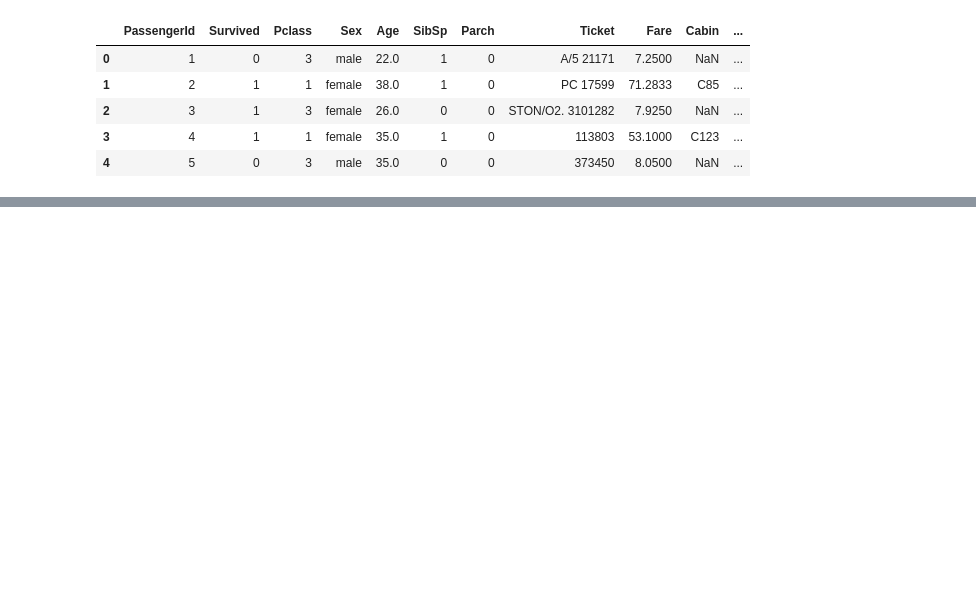
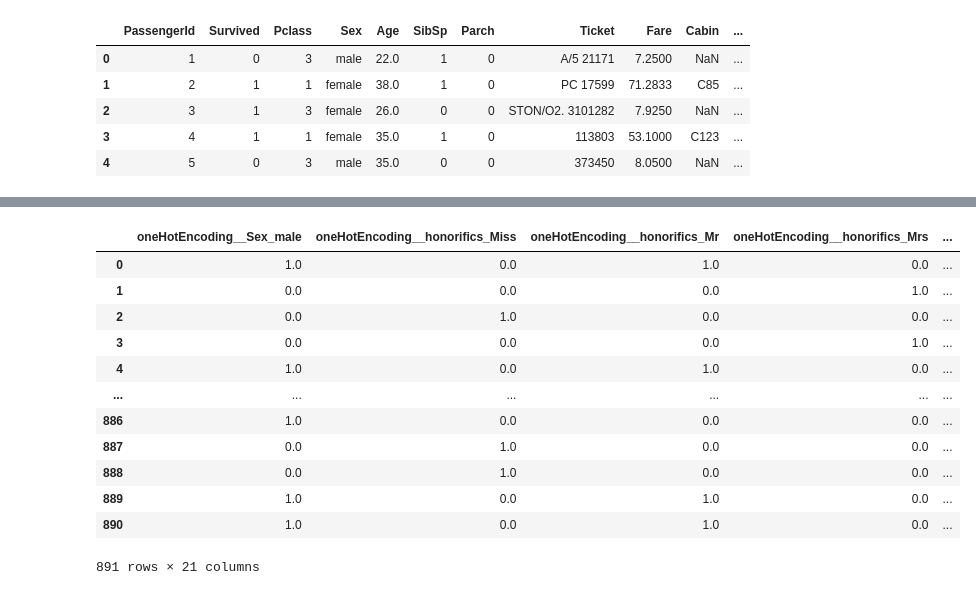
Before and after one commit to hahahang0/MLPracFromKaggle, a Jupyter notebook: titanic/practical3_external_ds.ipynb, the cells around one changed output, grey strips where cells are left out. Saved outputs shown, nothing was run; the diff lists cells and outputs as text; code cells hidden in the pictures; blank space fills up the shorter version.

```diff
--- a/titanic/practical3_external_ds.ipynb
+++ b/titanic/practical3_external_ds.ipynb
@@ -479,0 +580,2 @@ titanic_df.head()
+# %%
+encoded_df["Age"] = imputed_df["remainder__Age"]
@@ -479,0 +595,2 @@ titanic_df.head()
+# %%
+encoded_df.drop(columns="remainder__Age",inplace=True)
@@ -479,0 +634,31 @@ titanic_df.head()
+# %%
+def splitting_ticket(df):
+
+    ticket_prefix = df['remainder__Ticket'].str.extract(r'^([^\d]+)?')[0].str.strip().fillna('None')
+    ticket_number = df['remainder__Ticket'].str.extract(r'(\d+)$')[0]
+
+
+    return pd.DataFrame({
+        'Ticket_Prefix': ticket_prefix,
+        'Ticket_Number': ticket_number
+    })
+# %%
+
+ticket_features = splitting_ticket(encoded_df)
+encoded_df = pd.concat([encoded_df, ticket_features], axis=1)
+# %%
+encoded_df
+# %% [output]
+|  | oneHotEncoding__Sex_male | oneHotEncoding__honorifics_Miss | oneHotEncoding__honorifics_Mr | oneHotEncoding__honorifics_Mrs | ... |
+| 0 | 1.0 | 0.0 | 1.0 | 0.0 | ... |
+| 1 | 0.0 | 0.0 | 0.0 | 1.0 | ... |
+| 2 | 0.0 | 1.0 | 0.0 | 0.0 | ... |
+| 3 | 0.0 | 0.0 | 0.0 | 1.0 | ... |
+| 4 | 1.0 | 0.0 | 1.0 | 0.0 | ... |
+| ... | ... | ... | ... | ... | ... |
+| 886 | 1.0 | 0.0 | 0.0 | 0.0 | ... |
+| 887 | 0.0 | 1.0 | 0.0 | 0.0 | ... |
+| 888 | 0.0 | 1.0 | 0.0 | 0.0 | ... |
+| 889 | 1.0 | 0.0 | 1.0 | 0.0 | ... |
+| 890 | 1.0 | 0.0 | 1.0 | 0.0 | ... |
+891 rows × 21 columns
```
Also changed, not shown: parts of 34 cells of this notebook.
